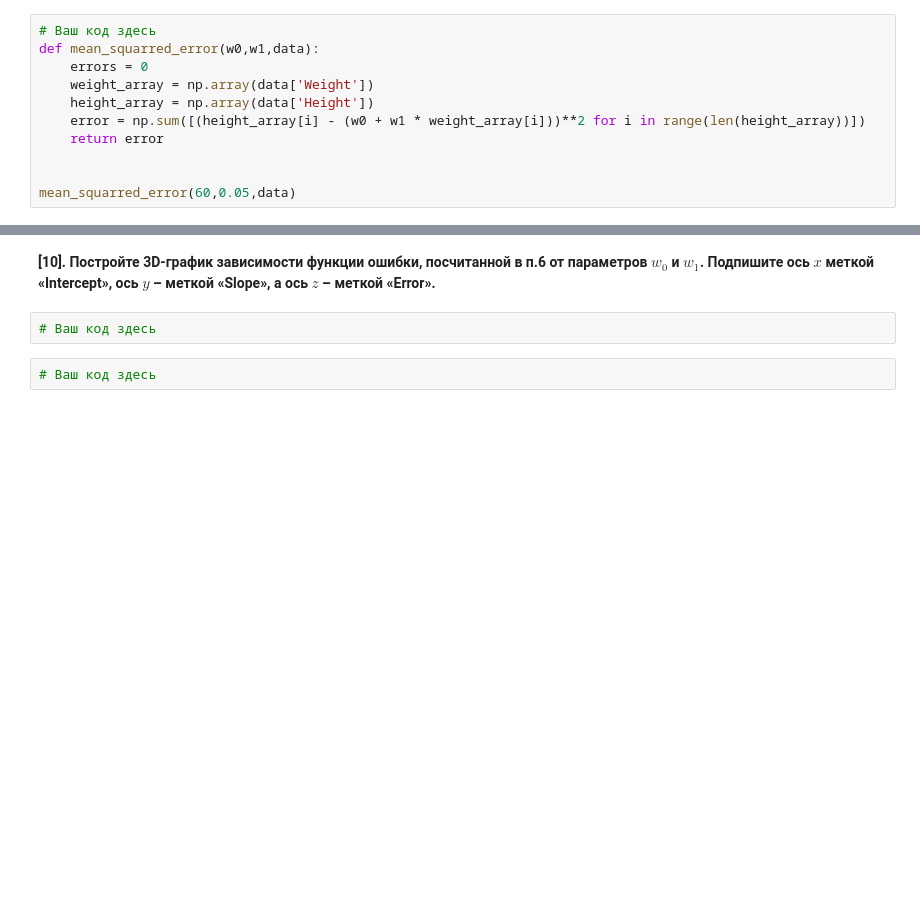
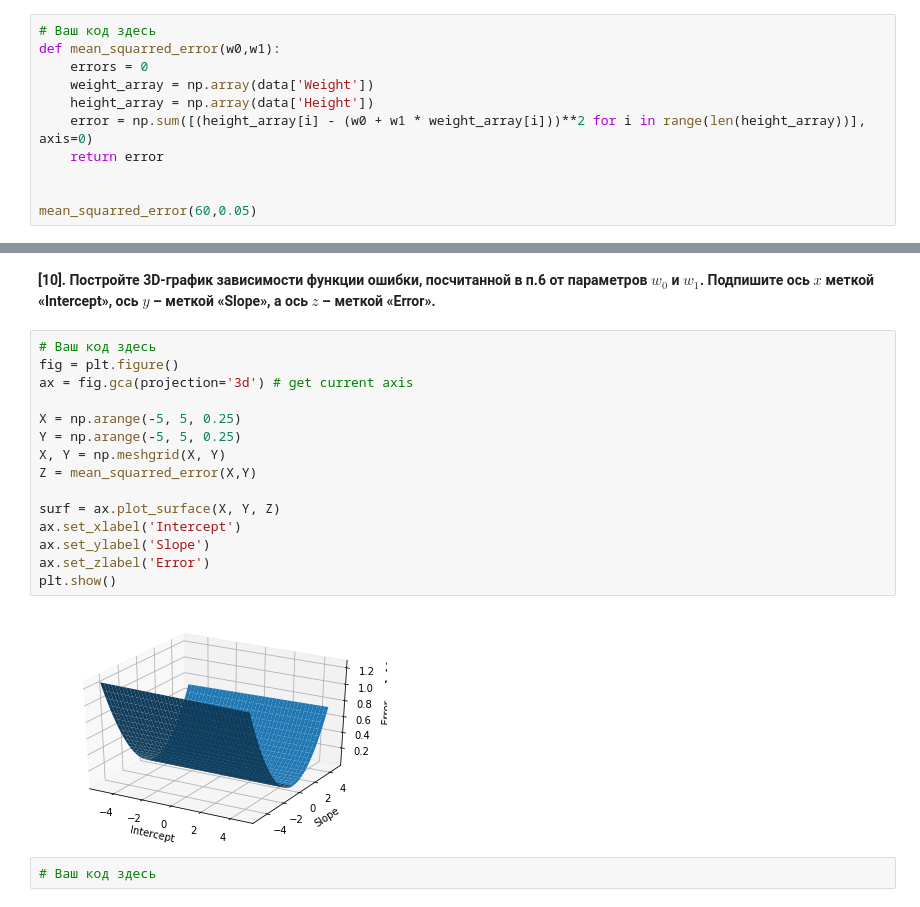
Before and after one commit to DianaAimbetova/ml_course, a Jupyter notebook: jupyter_russian/topic04_linear_models/lesson6_practice_linreg_optimization.ipynb, the cells around one changed output, grey strips where cells are left out. Drawn from its saved outputs; the diff is of its cells as text; blank space fills up the shorter version.

```diff
--- a/jupyter_russian/topic04_linear_models/lesson6_practice_linreg_optimization.ipynb
+++ b/jupyter_russian/topic04_linear_models/lesson6_practice_linreg_optimization.ipynb
@@ -120,15 +120,15 @@ $$error(w_0, w_1) = \sum_{i=1}^n {(y_i - (w_0 + w_1 * x_i))}^2 $$
 Здесь $n$ – число наблюдений в наборе данных, $y_i$ и $x_i$ – рост и вес $i$-ого человека в наборе данных.
 # %%
 # Ваш код здесь
-def mean_squarred_error(w0,w1,data):
+def mean_squarred_error(w0,w1):
     errors = 0
     weight_array = np.array(data['Weight'])
     height_array = np.array(data['Height'])
-    error = np.sum([(height_array[i] - (w0 + w1 * weight_array[i]))**2 for i in range(len(height_array))])
+    error = np.sum([(height_array[i] - (w0 + w1 * weight_array[i]))**2 for i in range(len(height_array))], axis=0)
     return error
 
 
-mean_squarred_error(60,0.05,data)
+mean_squarred_error(60,0.05)
 # %% [output]
 138197.3794281693
 # %% [markdown]
@@ -216,8 +216,23 @@ plt.show()
 [figure]
 # %% [markdown]
 **[10]. Постройте 3D-график зависимости функции ошибки, посчитанной в п.6 от параметров $w_0$ и $w_1$. Подпишите ось $x$ меткой «Intercept», ось $y$ – меткой «Slope», a ось $z$ – меткой «Error».**
-# %%
-# Ваш код здесь
+# %%
+# Ваш код здесь
+fig = plt.figure()
+ax = fig.gca(projection='3d') # get current axis
+
+X = np.arange(-5, 5, 0.25)
+Y = np.arange(-5, 5, 0.25)
+X, Y = np.meshgrid(X, Y)
+Z = mean_squarred_error(X,Y)
+
+surf = ax.plot_surface(X, Y, Z)
+ax.set_xlabel('Intercept')
+ax.set_ylabel('Slope')
+ax.set_zlabel('Error')
+plt.show()
+# %% [output]
+[figure, added]
 # %%
 # Ваш код здесь
 # %%
```
